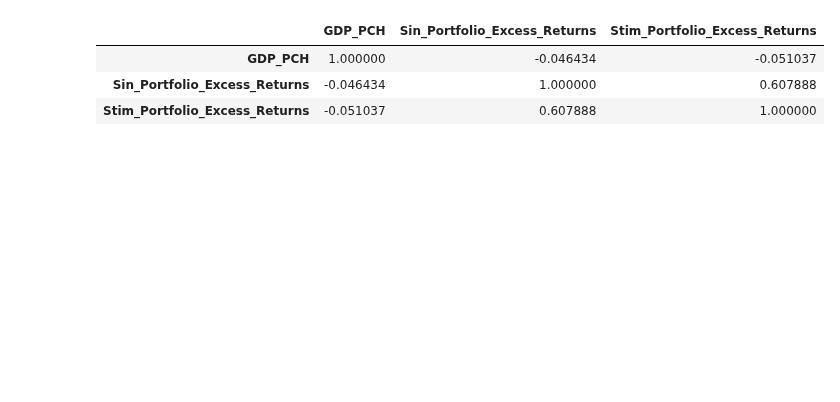
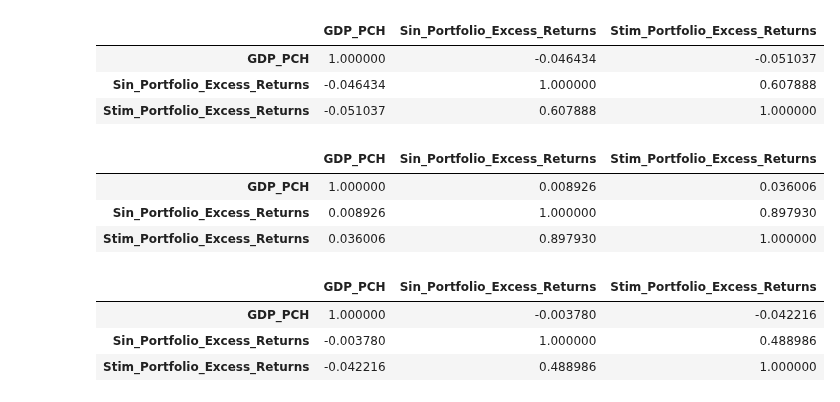
Before and after one commit to statistactics/sin-stocks, a Jupyter notebook: PORTFOLIO_DURING_RECESSIONS.ipynb, the cells around one changed output. Saved outputs shown, nothing was run; the diff lists cells and outputs as text; code cells hidden in the pictures; blank space fills up the shorter version.

Commit message:
More data on correlations

```diff
--- a/PORTFOLIO_DURING_RECESSIONS.ipynb
+++ b/PORTFOLIO_DURING_RECESSIONS.ipynb
@@ -134,7 +134,7 @@ us_gdp_pct.head()
 | 1948-01-01 | 2.30880 |
 | 1948-04-01 | 2.56828 |
 # %%
-gdp_corr_df = pd.concat([sin_resampled, stim_resampled, us_gdp_pct], axis = 1, join = "inner")
+gdp_corr_df = pd.concat([sin_resampled, stim_resampled.drop(columns = "USREC", axis = 1), us_gdp_pct], axis = 1, join = "inner")
 # %%
 gdp_corr_df.tail()
 # %% [output]
@@ -151,3 +151,19 @@ gdp_corr_df[["GDP_PCH", "Sin_Portfolio_Excess_Returns", "Stim_Portfolio_Excess_R
 | GDP_PCH | 1.000000 | -0.046434 | -0.051037 |
 | Sin_Portfolio_Excess_Returns | -0.046434 | 1.000000 | 0.607888 |
 | Stim_Portfolio_Excess_Returns | -0.051037 | 0.607888 | 1.000000 |
+# %%
+# Correlation with GDP growth rate during recession
+gdp_corr_df[gdp_corr_df["USREC"] == 1][["GDP_PCH", "Sin_Portfolio_Excess_Returns", "Stim_Portfolio_Excess_Returns"]].corr()
+# %% [output]
+|  | GDP_PCH | Sin_Portfolio_Excess_Returns | Stim_Portfolio_Excess_Returns |
+| GDP_PCH | 1.000000 | 0.008926 | 0.036006 |
+| Sin_Portfolio_Excess_Returns | 0.008926 | 1.000000 | 0.897930 |
+| Stim_Portfolio_Excess_Returns | 0.036006 | 0.897930 | 1.000000 |
+# %%
+# Correlation with GDP growth rate during non-recession
+gdp_corr_df[gdp_corr_df["USREC"] == 0][["GDP_PCH", "Sin_Portfolio_Excess_Returns", "Stim_Portfolio_Excess_Returns"]].corr()
+# %% [output]
+|  | GDP_PCH | Sin_Portfolio_Excess_Returns | Stim_Portfolio_Excess_Returns |
+| GDP_PCH | 1.000000 | -0.003780 | -0.042216 |
+| Sin_Portfolio_Excess_Returns | -0.003780 | 1.000000 | 0.488986 |
+| Stim_Portfolio_Excess_Returns | -0.042216 | 0.488986 | 1.000000 |
```
Also changed, not shown: 1 other file.
